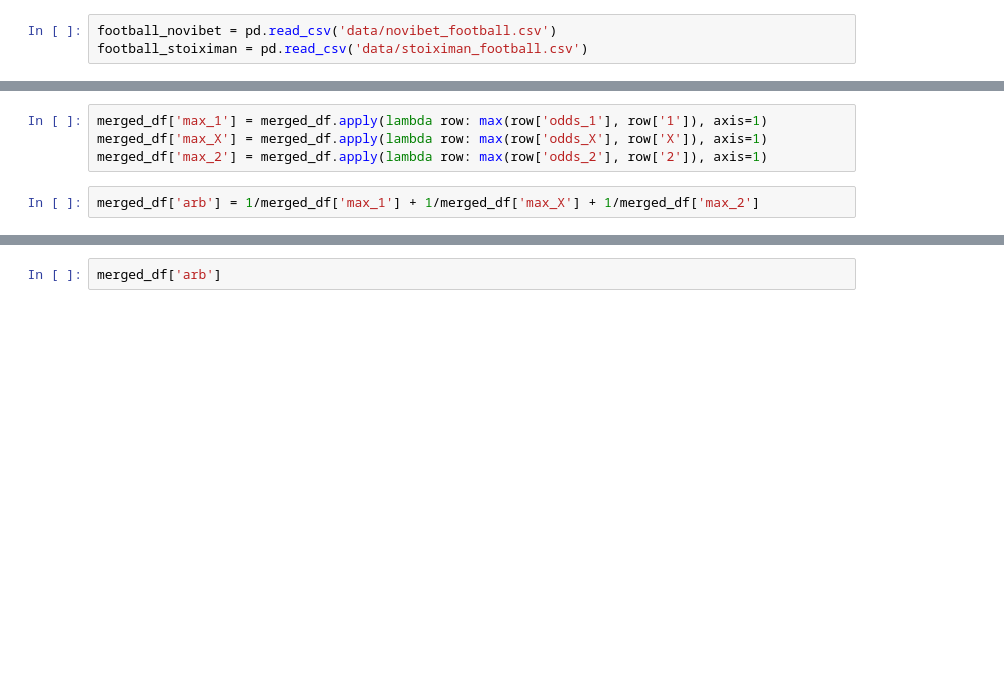
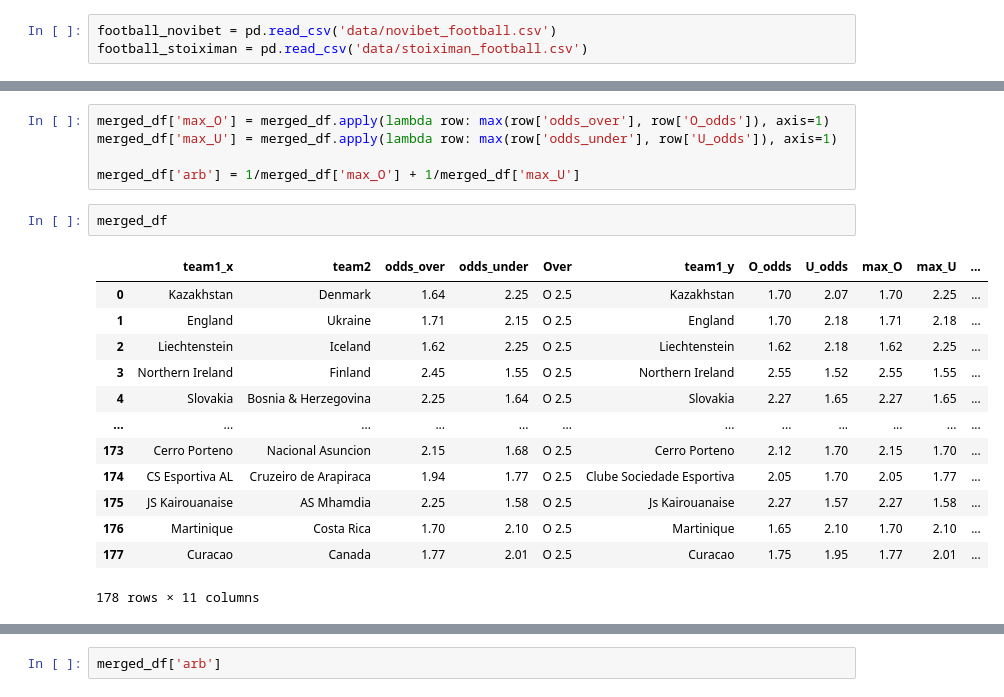
Before and after one commit to panagiotisgia/arbitage_betting, a Jupyter notebook: calc.ipynb, the cells around one changed output, grey strips where cells are left out. Drawn from its saved outputs; the diff is of its cells as text; blank space fills up the shorter version.

```diff
--- a/calc.ipynb
+++ b/calc.ipynb
@@ -83,7 +100,22 @@ merged_df
 # %%
-merged_df['max_1'] = merged_df.apply(lambda row: max(row['odds_1'], row['1']), axis=1)
-merged_df['max_X'] = merged_df.apply(lambda row: max(row['odds_X'], row['X']), axis=1)
-merged_df['max_2'] = merged_df.apply(lambda row: max(row['odds_2'], row['2']), axis=1)
+merged_df['max_O'] = merged_df.apply(lambda row: max(row['odds_over'], row['O_odds']), axis=1)
+merged_df['max_U'] = merged_df.apply(lambda row: max(row['odds_under'], row['U_odds']), axis=1)
+
+merged_df['arb'] = 1/merged_df['max_O'] + 1/merged_df['max_U']
-# %%
-merged_df['arb'] = 1/merged_df['max_1'] + 1/merged_df['max_X'] + 1/merged_df['max_2']
+# %%
+merged_df
+# %% [output]
+|  | team1_x | team2 | odds_over | odds_under | Over | team1_y | O_odds | U_odds | max_O | max_U | ... |
+| 0 | Kazakhstan | Denmark | 1.64 | 2.25 | O 2.5 | Kazakhstan | 1.70 | 2.07 | 1.70 | 2.25 | ... |
+| 1 | England | Ukraine | 1.71 | 2.15 | O 2.5 | England | 1.70 | 2.18 | 1.71 | 2.18 | ... |
+| 2 | Liechtenstein | Iceland | 1.62 | 2.25 | O 2.5 | Liechtenstein | 1.62 | 2.18 | 1.62 | 2.25 | ... |
+| 3 | Northern Ireland | Finland | 2.45 | 1.55 | O 2.5 | Northern Ireland | 2.55 | 1.52 | 2.55 | 1.55 | ... |
+| 4 | Slovakia | Bosnia & Herzegovina | 2.25 | 1.64 | O 2.5 | Slovakia | 2.27 | 1.65 | 2.27 | 1.65 | ... |
+| ... | ... | ... | ... | ... | ... | ... | ... | ... | ... | ... | ... |
+| 173 | Cerro Porteno | Nacional Asuncion | 2.15 | 1.68 | O 2.5 | Cerro Porteno | 2.12 | 1.70 | 2.15 | 1.70 | ... |
+| 174 | CS Esportiva AL | Cruzeiro de Arapiraca | 1.94 | 1.77 | O 2.5 | Clube Sociedade Esportiva | 2.05 | 1.70 | 2.05 | 1.77 | ... |
+| 175 | JS Kairouanaise | AS Mhamdia | 2.25 | 1.58 | O 2.5 | Js Kairouanaise | 2.27 | 1.57 | 2.27 | 1.58 | ... |
+| 176 | Martinique | Costa Rica | 1.70 | 2.10 | O 2.5 | Martinique | 1.65 | 2.10 | 1.70 | 2.10 | ... |
+| 177 | Curacao | Canada | 1.77 | 2.01 | O 2.5 | Curacao | 1.75 | 1.95 | 1.77 | 2.01 | ... |
+178 rows × 11 columns
 # %%
```
Also changed, not shown: parts of 20 cells of this notebook, 3 other files.
